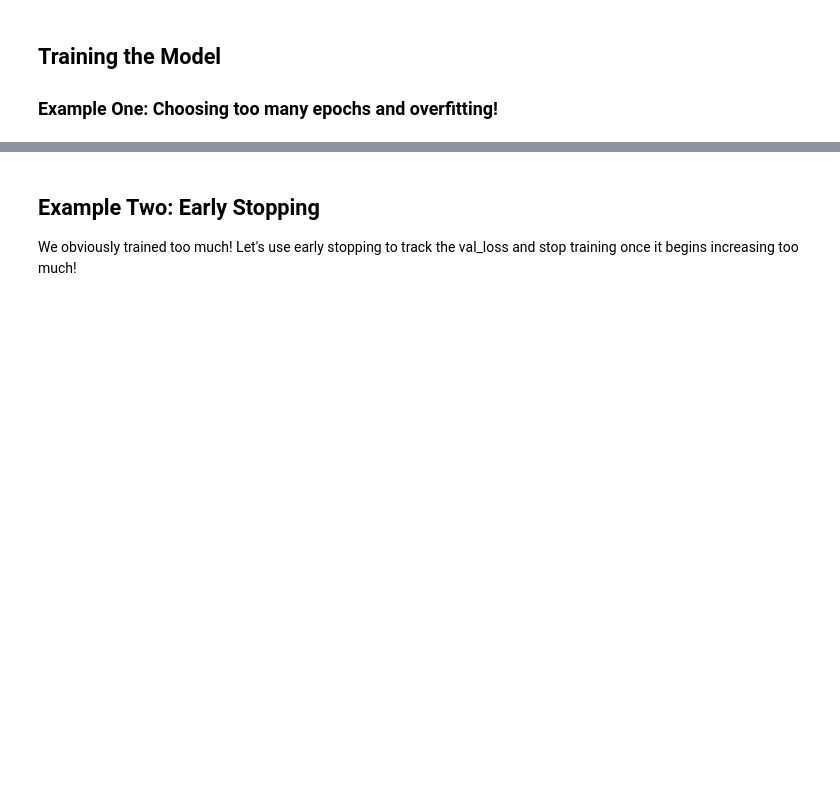
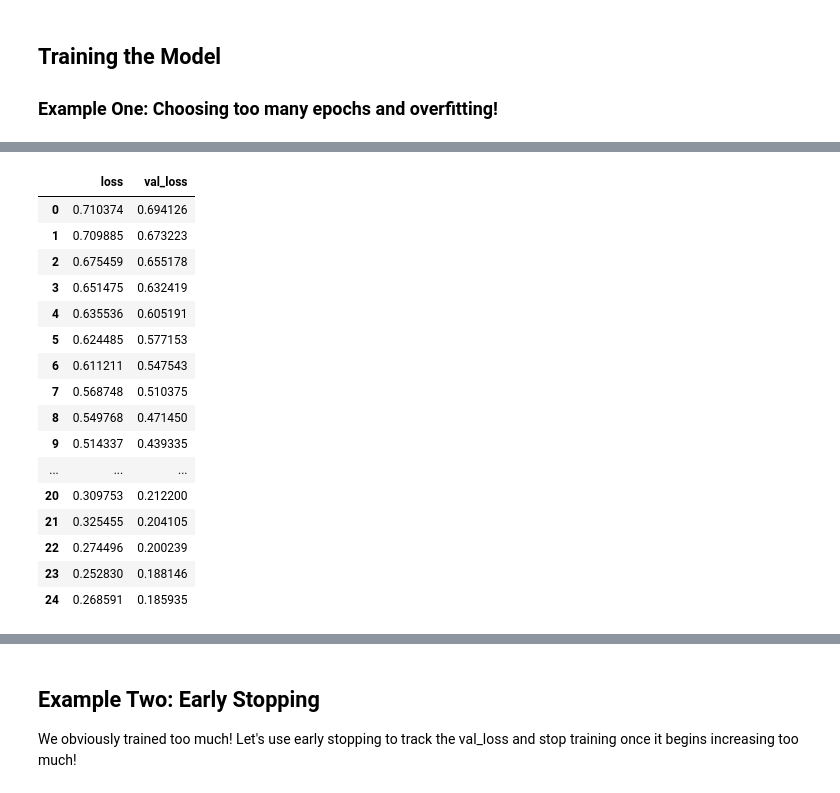
Before and after one commit to sentongo-web/TensorFlow-Project, a Jupyter notebook: TF_2_Notebooks_and_Data/03-ANNs/02-Keras-Classification.ipynb, the cells around one changed output, grey strips where cells are left out. Cells and saved outputs as stored; diff of their text form; code cells hidden in the pictures; blank space fills up the shorter version.

```diff
--- a/TF_2_Notebooks_and_Data/03-ANNs/02-Keras-Classification.ipynb
+++ b/TF_2_Notebooks_and_Data/03-ANNs/02-Keras-Classification.ipynb
@@ -304,3 +316,23 @@ model_loss = pd.DataFrame(model.history.history)
+# %%
+model_loss
+# %% [output]
+|  | loss | val_loss |
+| 0 | 0.710374 | 0.694126 |
+| 1 | 0.709885 | 0.673223 |
+| 2 | 0.675459 | 0.655178 |
+| 3 | 0.651475 | 0.632419 |
+| 4 | 0.635536 | 0.605191 |
+| 5 | 0.624485 | 0.577153 |
+| 6 | 0.611211 | 0.547543 |
+| 7 | 0.568748 | 0.510375 |
+| 8 | 0.549768 | 0.471450 |
+| 9 | 0.514337 | 0.439335 |
+| ... | ... | ... |
+| 20 | 0.309753 | 0.212200 |
+| 21 | 0.325455 | 0.204105 |
+| 22 | 0.274496 | 0.200239 |
+| 23 | 0.252830 | 0.188146 |
+| 24 | 0.268591 | 0.185935 |
 # %%
 model_loss.plot()
 # %% [output]
```
Also changed, not shown: parts of 11 cells of this notebook.
